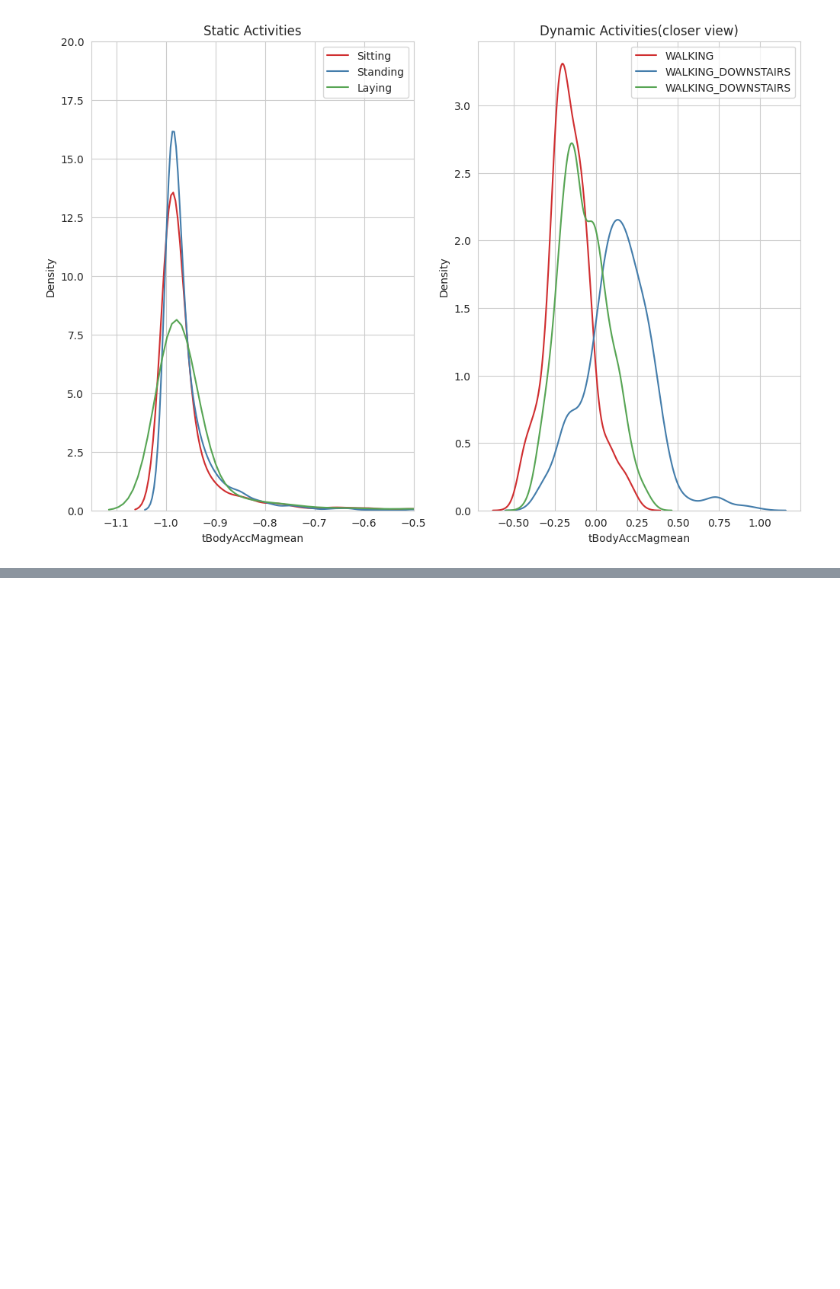
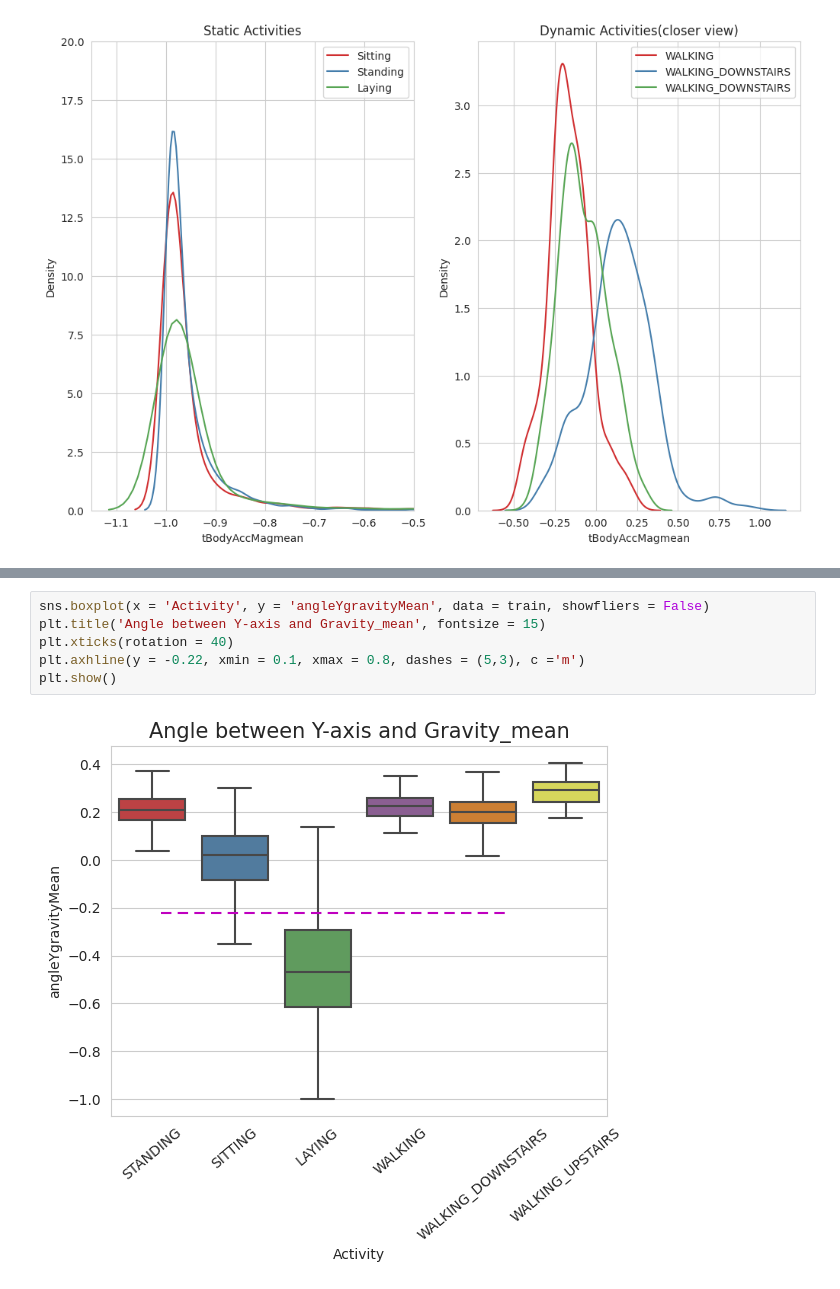
Before and after one commit to vividbaek/DataAnalysis, a Jupyter notebook: smartphone/Transcription_2 - Kaggle By MISHRA.ipynb, the cells around one changed output, grey strips where cells are left out. Saved outputs shown, nothing was run; the diff lists cells and outputs as text; blank space fills up the shorter version.

```diff
--- a/smartphone/Transcription_2 - Kaggle By MISHRA.ipynb
+++ b/smartphone/Transcription_2 - Kaggle By MISHRA.ipynb
@@ -176,0 +214,8 @@ plt.show()
+# %%
+sns.boxplot(x = 'Activity', y = 'angleYgravityMean', data = train, showfliers = False)
+plt.title('Angle between Y-axis and Gravity_mean', fontsize = 15)
+plt.xticks(rotation = 40)
+plt.axhline(y = -0.22, xmin = 0.1, xmax = 0.8, dashes = (5,3), c ='m')
+plt.show()
+# %% [output]
+[figure, added]
```
Also changed, not shown: parts of 8 cells of this notebook.
